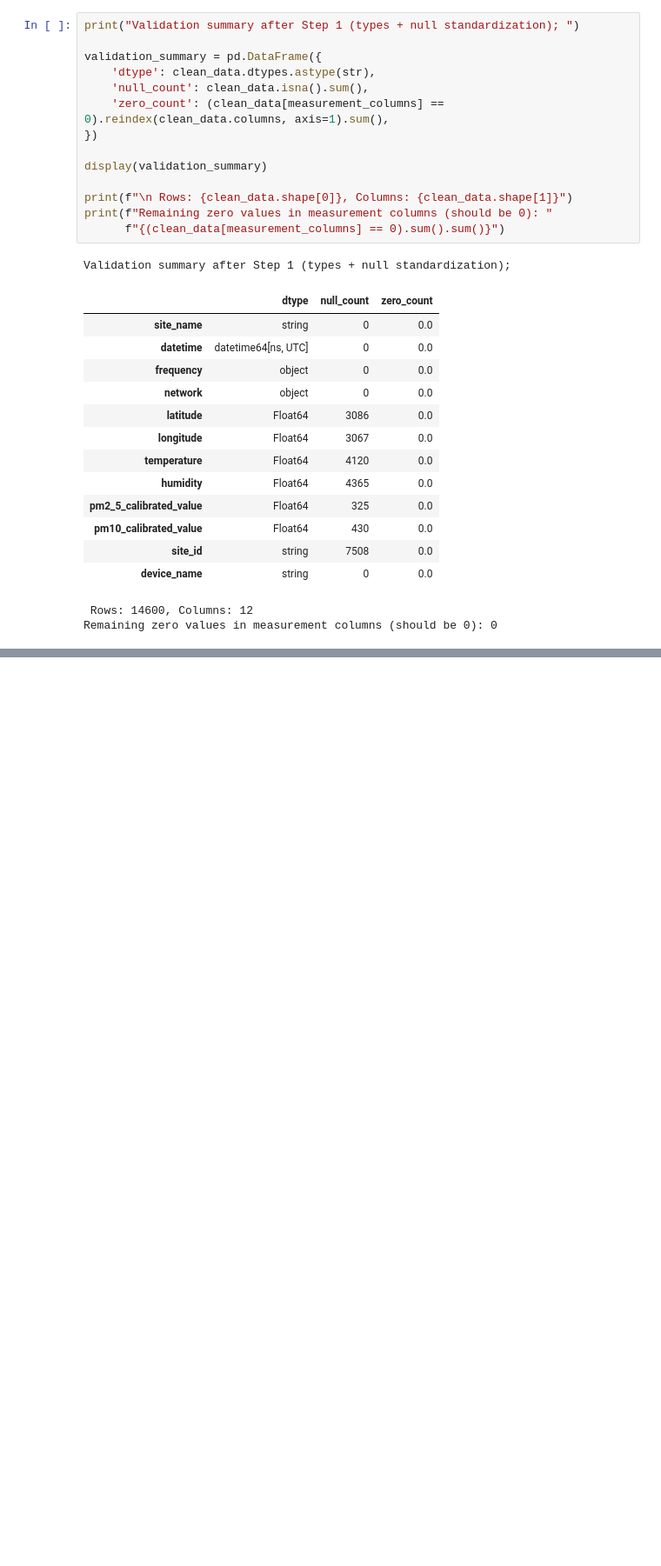
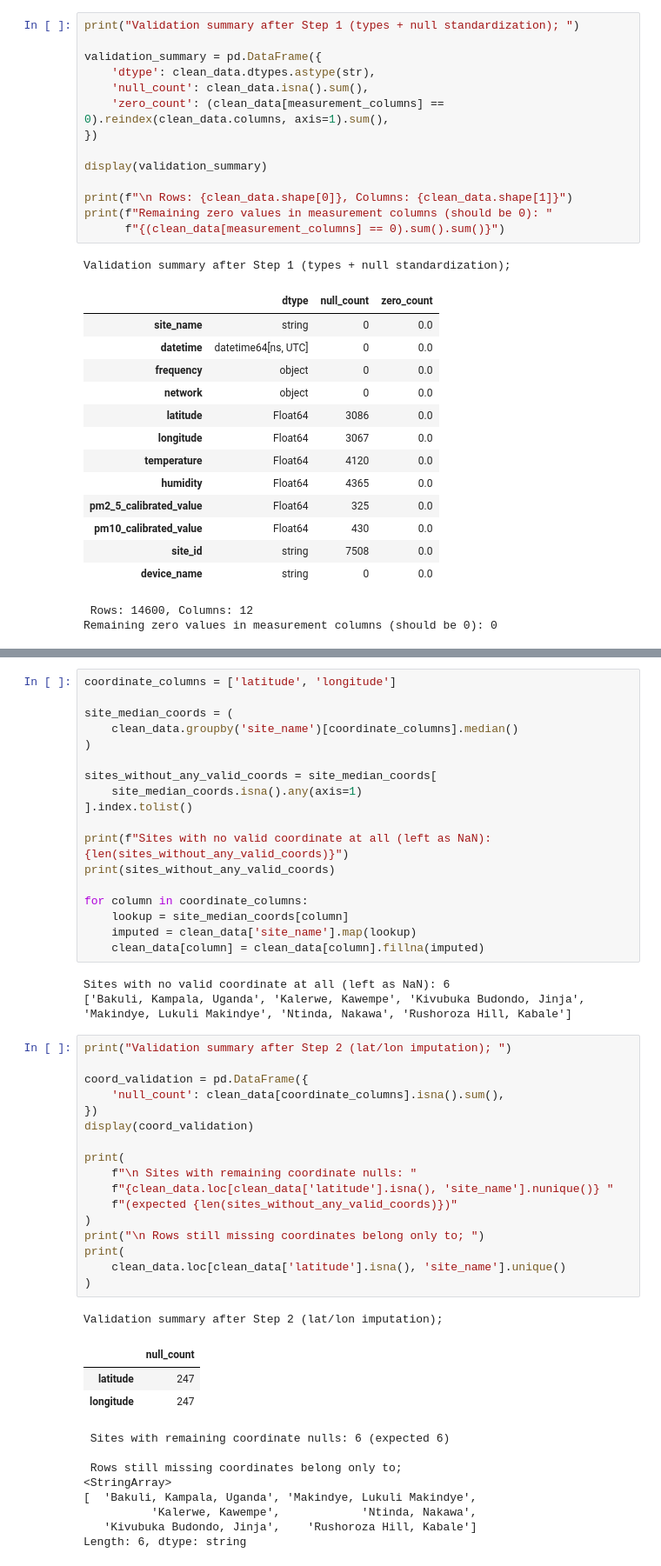
Before and after one commit to coleRodneyMigisha/airqo_cole_charis_assgnmnt, a Jupyter notebook: train.ipynb, the cells around one changed output, grey strips where cells are left out. Shown at 87% size. Cells and saved outputs as stored; diff of their text form; blank space fills up the shorter version.

Commit message:
Latitudes and longitudes imputation

```diff
--- a/train.ipynb
+++ b/train.ipynb
@@ -444,0 +449,51 @@ Remaining zero values in measurement columns (should be 0): 0
+# %%
+coordinate_columns = ['latitude', 'longitude']
+
+site_median_coords = (
+    clean_data.groupby('site_name')[coordinate_columns].median()
+)
+
+sites_without_any_valid_coords = site_median_coords[
+    site_median_coords.isna().any(axis=1)
+].index.tolist()
+
+print(f"Sites with no valid coordinate at all (left as NaN): {len(sites_without_any_valid_coords)}")
+print(sites_without_any_valid_coords)
+
+for column in coordinate_columns:
+    lookup = site_median_coords[column]
+    imputed = clean_data['site_name'].map(lookup)
+    clean_data[column] = clean_data[column].fillna(imputed)
+# %% [output]
+Sites with no valid coordinate at all (left as NaN): 6
+['Bakuli, Kampala, Uganda', 'Kalerwe, Kawempe', 'Kivubuka Budondo, Jinja', 'Makindye, Lukuli Makindye', 'Ntinda, Nakawa', 'Rushoroza Hill, Kabale']
+# %%
+print("Validation summary after Step 2 (lat/lon imputation); ")
+
+coord_validation = pd.DataFrame({
+    'null_count': clean_data[coordinate_columns].isna().sum(),
+})
+display(coord_validation)
+
+print(
+    f"\n Sites with remaining coordinate nulls: "
+    f"{clean_data.loc[clean_data['latitude'].isna(), 'site_name'].nunique()} "
+    f"(expected {len(sites_without_any_valid_coords)})"
+)
+print("\n Rows still missing coordinates belong only to; ")
+print(
+    clean_data.loc[clean_data['latitude'].isna(), 'site_name'].unique()
+)
+# %% [output]
+Validation summary after Step 2 (lat/lon imputation);
+|  | null_count |
+| latitude | 247 |
+| longitude | 247 |
+ Sites with remaining coordinate nulls: 6 (expected 6)
+
+ Rows still missing coordinates belong only to;
+<StringArray>
+[  'Bakuli, Kampala, Uganda', 'Makindye, Lukuli Makindye',
+          'Kalerwe, Kawempe',            'Ntinda, Nakawa',
+   'Kivubuka Budondo, Jinja',    'Rushoroza Hill, Kabale']
+Length: 6, dtype: string
```
Also changed, not shown: parts of 1 cell of this notebook.
